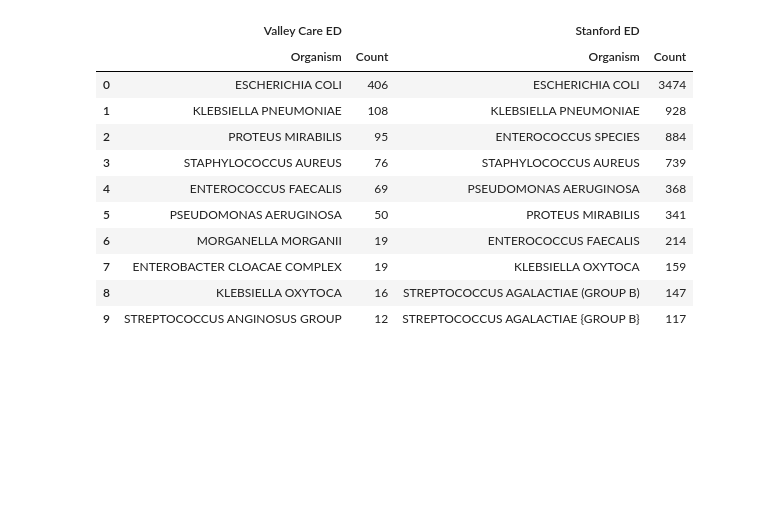
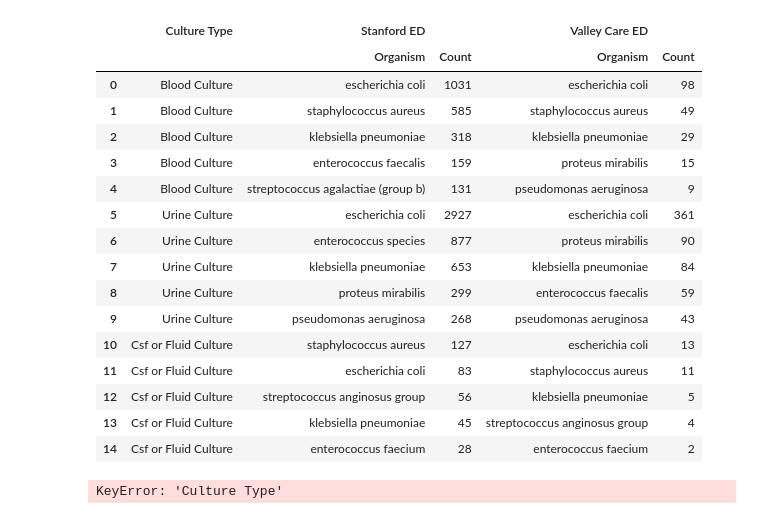
Before and after one commit to conorkcorbin/er_infection, a Jupyter notebook: notebooks/figures_and_tables/Table2 Top Bugs.ipynb, the cells around one changed output. Saved outputs shown, nothing was run; the diff lists cells and outputs as text; code cells hidden in the pictures; blank space fills up the shorter version.

```diff
--- a/notebooks/figures_and_tables/Table2 Top Bugs.ipynb
+++ b/notebooks/figures_and_tables/Table2 Top Bugs.ipynb
@@ -12,0 +1,11 @@ df.head()
+# %%
+import pandas as pd
+import matplotlib.pyplot as plt
+import seaborn as sns
+import numpy as np
+import os
+from google.cloud import bigquery
+
+os.environ['GOOGLE_APPLICATION_CREDENTIALS'] = '/Users/conorcorbin/.config/gcloud/application_default_credentials.json'
+os.environ['GCLOUD_PROJECT'] = 'som-nero-phi-jonc101'
+client=bigquery.Client()
@@ -13,8 +77,14 @@ df.head()
 # %%
 ### Filter out coag neg staph and rename MRSA to Staph Aureus
 df = (df
+    .assign(description=lambda x: ["Blood Culture" if "BLOOD" in a else
+                                   "Urine Culture" if "URINE" in a else
+                                   "Csf or Fluid Culture" for a in x.description])
     .query("organism != 'COAG NEGATIVE STAPHYLOCOCCUS'")
     .assign(organism = lambda x: [a if a != 'STAPH AUREUS {MRSA}' else 'STAPHYLOCOCCUS AUREUS'
                                  for a in x.organism])
+    .assign(organism = lambda x: [a if a != 'STREPTOCOCCUS AGALACTIAE {GROUP B}' else 'STREPTOCOCCUS AGALACTIAE (GROUP B)'
+                                 for a in x.organism])
+    .assign(organism = lambda x: [a.lower() for a in x.organism])
 )
 # %%
@@ -69,0 +160,5 @@ df_valley_care
+# %%
+df_stanford['Institution'] = ["Stanford ED" for i in range(len(df_stanford))]
+df_valley_care['Institution'] = ["Valley Care ED" for i in range(len(df_valley_care))]
+df_final = pd.concat([df_stanford, df_valley_care])
+df_final.head()
@@ -70,23 +176,34 @@ df_valley_care
 # %%
+culture_type = df_stanford['Culture Type'].values
+df_stanford = df_stanford.drop('Culture Type', axis=1)
+df_valley_care = df_valley_care.drop('Culture Type', axis=1)
+
 df_valley_care.columns = pd.MultiIndex.from_product([['Valley Care ED'], df_valley_care.columns])
 df_stanford.columns = pd.MultiIndex.from_product([['Stanford ED'], df_stanford.columns])
 
 df_bugs = pd.concat([df_valley_care.reset_index(drop=True), df_stanford.reset_index(drop=True)], axis=1)
+df_bugs['Culture Type'] = culture_type
-# %%
-df_bugs
-# %% [output]
-|  | Valley Care ED |  | Stanford ED |  |
-|  | Organism | Count | Organism | Count |
-| 0 | ESCHERICHIA COLI | 406 | ESCHERICHIA COLI | 3474 |
-| 1 | KLEBSIELLA PNEUMONIAE | 108 | KLEBSIELLA PNEUMONIAE | 928 |
-| 2 | PROTEUS MIRABILIS | 95 | ENTEROCOCCUS SPECIES | 884 |
-| 3 | STAPHYLOCOCCUS AUREUS | 76 | STAPHYLOCOCCUS AUREUS | 739 |
-| 4 | ENTEROCOCCUS FAECALIS | 69 | PSEUDOMONAS AERUGINOSA | 368 |
-| 5 | PSEUDOMONAS AERUGINOSA | 50 | PROTEUS MIRABILIS | 341 |
-| 6 | MORGANELLA MORGANII | 19 | ENTEROCOCCUS FAECALIS | 214 |
-| 7 | ENTEROBACTER CLOACAE COMPLEX | 19 | KLEBSIELLA OXYTOCA | 159 |
-| 8 | KLEBSIELLA OXYTOCA | 16 | STREPTOCOCCUS AGALACTIAE (GROUP B) | 147 |
-| 9 | STREPTOCOCCUS ANGINOSUS GROUP | 12 | STREPTOCOCCUS AGALACTIAE {GROUP B} | 117 |
+# %%
+df_bugs = df_bugs[['Culture Type', 'Stanford ED', 'Valley Care ED']]
+df_bugs
+# %% [output]
+|  | Culture Type | Stanford ED |  | Valley Care ED |  |
+|  |  | Organism | Count | Organism | Count |
+| 0 | Blood Culture | escherichia coli | 1031 | escherichia coli | 98 |
+| 1 | Blood Culture | staphylococcus aureus | 585 | staphylococcus aureus | 49 |
+| 2 | Blood Culture | klebsiella pneumoniae | 318 | klebsiella pneumoniae | 29 |
+| 3 | Blood Culture | enterococcus faecalis | 159 | proteus mirabilis | 15 |
+| 4 | Blood Culture | streptococcus agalactiae (group b) | 131 | pseudomonas aeruginosa | 9 |
+| 5 | Urine Culture | escherichia coli | 2927 | escherichia coli | 361 |
+| 6 | Urine Culture | enterococcus species | 877 | proteus mirabilis | 90 |
+| 7 | Urine Culture | klebsiella pneumoniae | 653 | klebsiella pneumoniae | 84 |
+| 8 | Urine Culture | proteus mirabilis | 299 | enterococcus faecalis | 59 |
+| 9 | Urine Culture | pseudomonas aeruginosa | 268 | pseudomonas aeruginosa | 43 |
+| 10 | Csf or Fluid Culture | staphylococcus aureus | 127 | escherichia coli | 13 |
+| 11 | Csf or Fluid Culture | escherichia coli | 83 | staphylococcus aureus | 11 |
+| 12 | Csf or Fluid Culture | streptococcus anginosus group | 56 | klebsiella pneumoniae | 5 |
+| 13 | Csf or Fluid Culture | klebsiella pneumoniae | 45 | streptococcus anginosus group | 4 |
+| 14 | Csf or Fluid Culture | enterococcus faecium | 28 | enterococcus faecium | 2 |
 # %%
 df_bugs.to_html('table2_top_bugs.html', index=None)
 # %%
@@ -93,0 +213,4 @@ df_bugs.to_csv('table2_top_bugs.csv', index=None)
+# %%
+df_bugs_test.drop("Culture Type", axis=1)
+# %% [output]
+KeyError: 'Culture Type'
```
Also changed, not shown: parts of 11 cells of this notebook, 12 other files.
